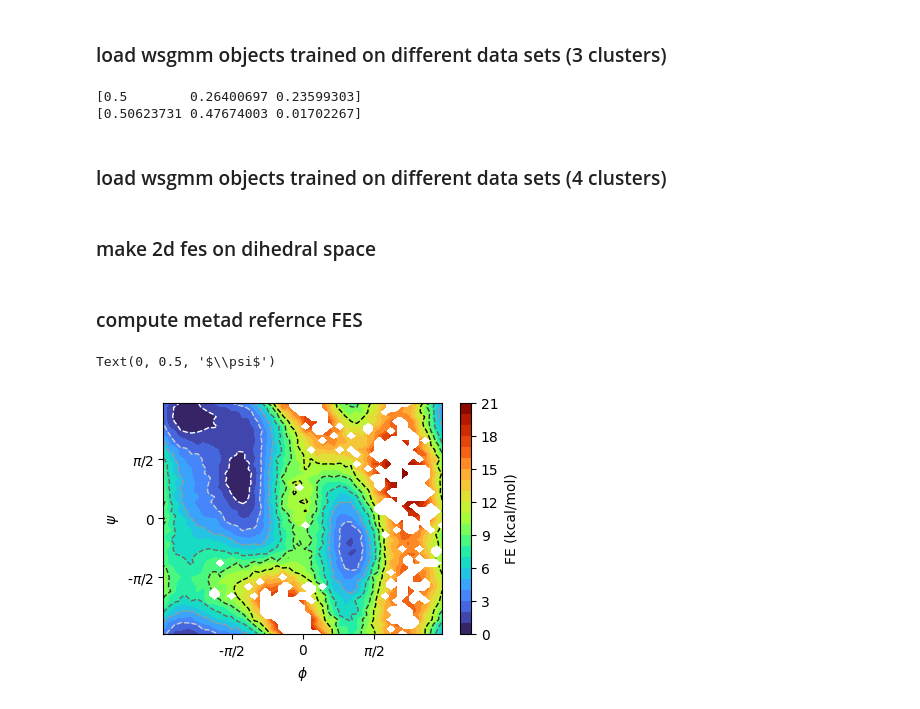
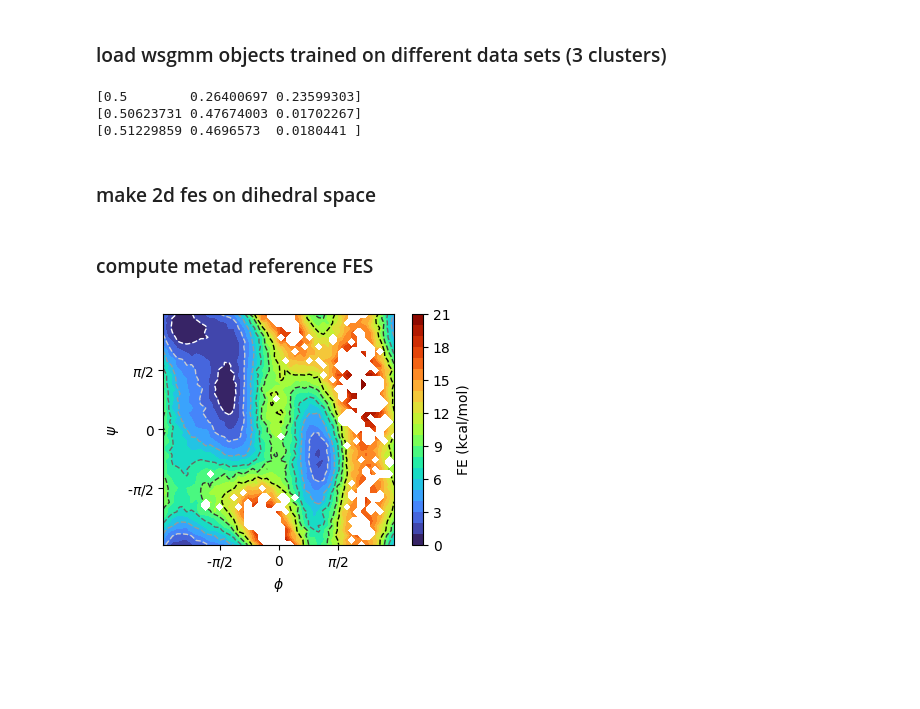
Before and after one commit to hocky-research-group/ShapeGMM_tutorial_2025, a Jupyter notebook: analyze_data/Part4_Generative.ipynb, the cells around one changed output. Saved outputs shown, nothing was run; the diff lists cells and outputs as text; code cells hidden in the pictures; blank space fills up the shorter version.

```diff
--- a/analyze_data/Part4_Generative.ipynb
+++ b/analyze_data/Part4_Generative.ipynb
@@ -40,11 +40,10 @@ print(wsgmm3_ld1.weights_)
 
 
 # trained on phi-psi MetaD data
-#with open('./run_metad/bias_phi_psi/wsgmm3_bias_glen_data.pickle', 'rb') as fo:
-#    wsgmm3_dih = pickle.load(fo)
-#print(wsgmm3_dih.weights_)
+with open('outputs/clustering_biased/wsgmm3_bias_phipsi.pickle', 'rb') as fo:
+    wsgmm3_dih = pickle.load(fo)
+print(wsgmm3_dih.weights_)
 # %% [output]
 [0.5        0.26400697 0.23599303]
 [0.50623731 0.47674003 0.01702267]
+[0.51229859 0.4696573  0.0180441 ]
-# %% [markdown]
-### load wsgmm objects trained on different data sets (4 clusters)
@@ -68,38 +50,39 @@ print(wsgmm3_ld1.weights_)
 # %% [markdown]
 ### make 2d fes on dihedral space
 # %% [markdown]
-### compute metad refernce FES
+### compute metad reference FES
 # %%
 num_bins = 50
 kt = 0.596161  # @ 300K in kcal/mol unit
-path_file_ = '..//generate_data/metad_lda/bias_phipsi/alaA_100ns_biasphipsi_h0.5_sigma0.4_BF8.cv.dat'
+path_file_ = '../generate_data/metad_lda/bias_phipsi/alaA_100ns_biasphipsi_h0.5_sigma0.4_BF8.cv.dat'
 
 phi_, psi_, meta_rbias = np.loadtxt(path_file_, usecols=(2,3,5), unpack=True)
 phi_ *= 180/3.14
 psi_ *= 180/3.14
 
 
 hist, xedges, yedges = np.histogram2d(phi_, psi_, bins=num_bins, density=True, weights=np.exp(meta_rbias/kt))
 xcenters = (xedges[1:]+xedges[:-1])/2
 ycenters = (yedges[1:]+yedges[:-1])/2
 xx, yy = np.meshgrid(xcenters, ycenters)
 fe_ref = -kt*np.log(hist)
 fe_ref -= fe_ref.min()
 
 fig, ax = plt.subplots(1, 1, figsize=(4.5,3))
 im = ax.contourf(xx, yy, fe_ref.T, cmap='turbo', levels=25)
 ax.set_xticks([-90,0,90])
 ax.set_xticklabels(["-$\pi/2$", 0, "$\pi/2$"])
 ax.set_yticks([-90,0,90])
 ax.set_yticklabels(["-$\pi/2$", 0, "$\pi/2$"])
 
 ax.contour(xx, yy, fe_ref.T, cmap="binary", levels=np.arange(1,12,2), linestyles="--", linewidths=1.0)
 cbar = fig.colorbar(im, ax=ax)
 cbar.set_label('FE (kcal/mol)')
 ax.set_xlabel('$\phi$')
 ax.set_ylabel('$\psi$')
+
+ax.set_aspect("equal")
 # %% [output]
-Text(0, 0.5, '$\\psi$')
-[figure, old version]
+[figure, new version]
 # %%
 # 3 clusters
```
Also changed, not shown: parts of 4 cells of this notebook, 4 other files.
